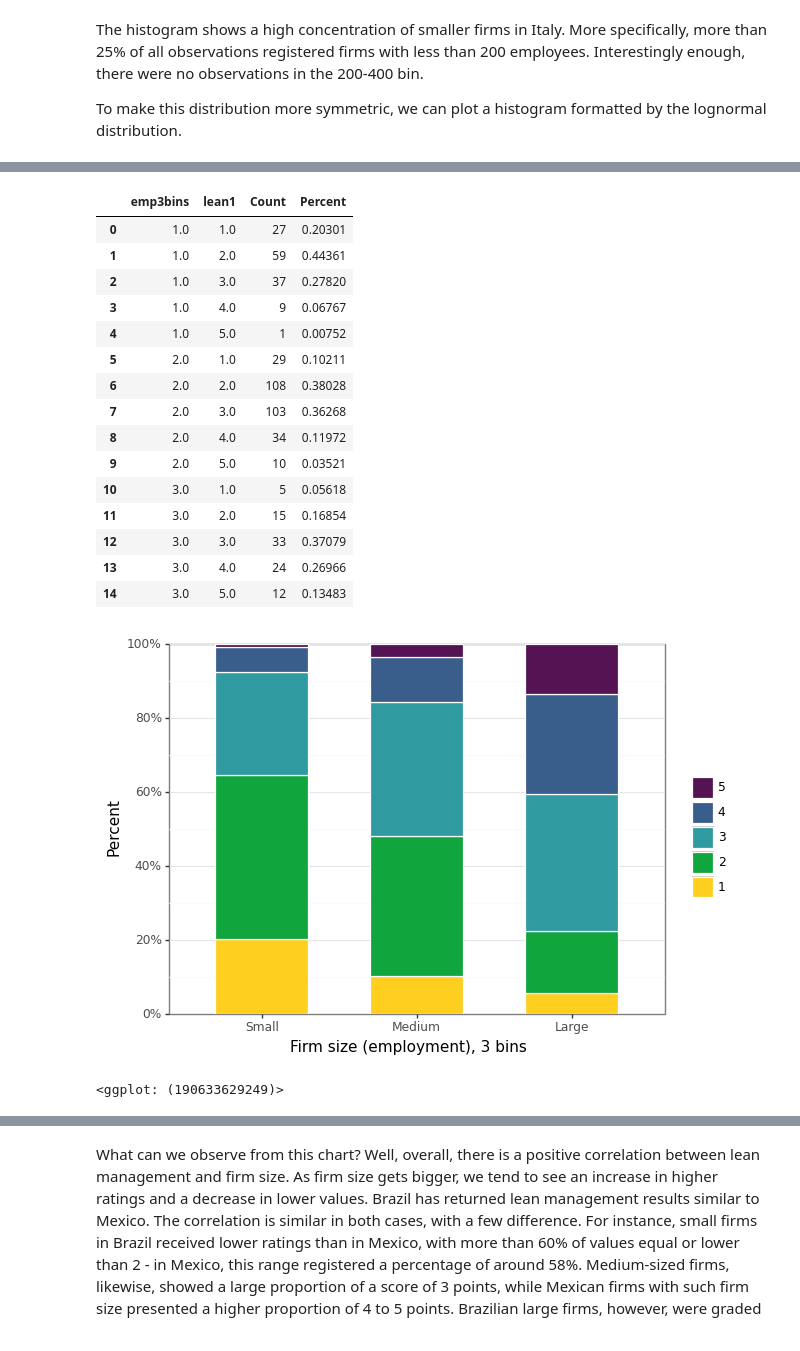
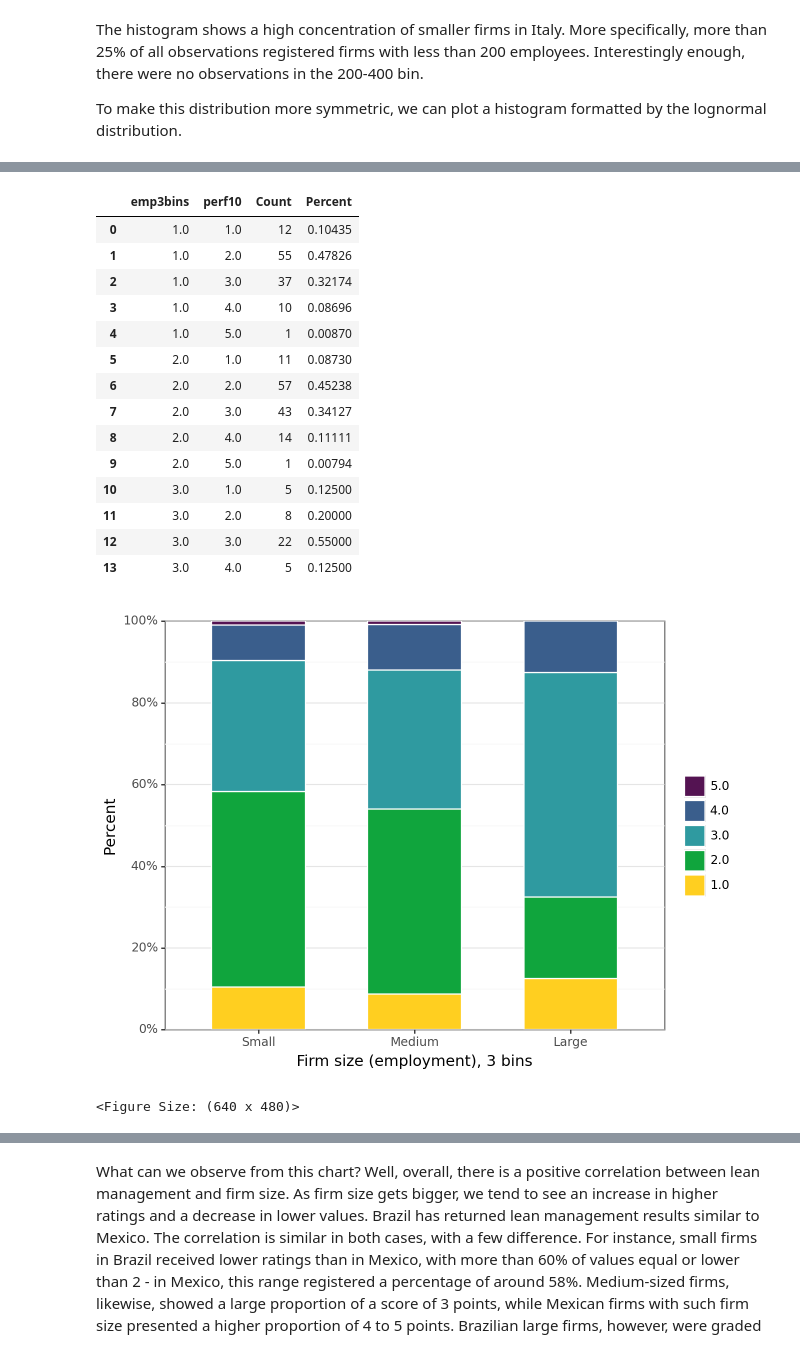
Before and after one commit to felipesebben/bk_data_analysis_studies, a Jupyter notebook: da_data_exercises/ch04-comparison_correlation/03-wms_management_ex2/03_wms_management_ex2.ipynb, the cells around one changed output, grey strips where cells are left out. Saved outputs shown, nothing was run; the diff lists cells and outputs as text; code cells hidden in the pictures.

```diff
--- a/da_data_exercises/ch04-comparison_correlation/03-wms_management_ex2/03_wms_management_ex2.ipynb
+++ b/da_data_exercises/ch04-comparison_correlation/03-wms_management_ex2/03_wms_management_ex2.ipynb
@@ -286,9 +289,9 @@ Name: emp3bins, dtype: float64
 # %%
 df1 = pd.DataFrame(
-    df.loc[:, ["emp3bins", "lean1"]].groupby(["emp3bins", "lean1"]).agg("size")
+    df.loc[:, ["emp3bins", "perf10"]].groupby(["emp3bins", "perf10"]).agg("size")
 ).reset_index()
 
-df1.columns = ["emp3bins", "lean1", "Count"]
+df1.columns = ["emp3bins", "perf10", "Count"]
 
 group_counts = df1.groupby("emp3bins").agg("sum")["Count"]
 
@@ -297,42 +300,41 @@ df1.loc[df1["emp3bins"] == 2, "Percent"] = round(df1.loc[df1["emp3bins"] == 2, "
 df1.loc[df1["emp3bins"] == 3, "Percent"] = round(df1.loc[df1["emp3bins"] == 3, "Count"]/group_counts[3],5)
 
 df1 = df1.assign(
-    lean1=pd.Categorical(
-        df1["lean1"], categories=sorted(set(df["lean1"]), reverse=True)
+    perf10=pd.Categorical(
+        df1["perf10"], categories=sorted(set(df["perf10"]), reverse=True)
     )
 )
 # %%
 df1
 # %% [output]
-|  | emp3bins | lean1 | Count | Percent |
-| 0 | 1.0 | 1.0 | 27 | 0.20301 |
-| 1 | 1.0 | 2.0 | 59 | 0.44361 |
-| 2 | 1.0 | 3.0 | 37 | 0.27820 |
-| 3 | 1.0 | 4.0 | 9 | 0.06767 |
-| 4 | 1.0 | 5.0 | 1 | 0.00752 |
-| 5 | 2.0 | 1.0 | 29 | 0.10211 |
-| 6 | 2.0 | 2.0 | 108 | 0.38028 |
-| 7 | 2.0 | 3.0 | 103 | 0.36268 |
-| 8 | 2.0 | 4.0 | 34 | 0.11972 |
-| 9 | 2.0 | 5.0 | 10 | 0.03521 |
-| 10 | 3.0 | 1.0 | 5 | 0.05618 |
-| 11 | 3.0 | 2.0 | 15 | 0.16854 |
-| 12 | 3.0 | 3.0 | 33 | 0.37079 |
-| 13 | 3.0 | 4.0 | 24 | 0.26966 |
-| 14 | 3.0 | 5.0 | 12 | 0.13483 |
+|  | emp3bins | perf10 | Count | Percent |
+| 0 | 1.0 | 1.0 | 12 | 0.10435 |
+| 1 | 1.0 | 2.0 | 55 | 0.47826 |
+| 2 | 1.0 | 3.0 | 37 | 0.32174 |
+| 3 | 1.0 | 4.0 | 10 | 0.08696 |
+| 4 | 1.0 | 5.0 | 1 | 0.00870 |
+| 5 | 2.0 | 1.0 | 11 | 0.08730 |
+| 6 | 2.0 | 2.0 | 57 | 0.45238 |
+| 7 | 2.0 | 3.0 | 43 | 0.34127 |
+| 8 | 2.0 | 4.0 | 14 | 0.11111 |
+| 9 | 2.0 | 5.0 | 1 | 0.00794 |
+| 10 | 3.0 | 1.0 | 5 | 0.12500 |
+| 11 | 3.0 | 2.0 | 8 | 0.20000 |
+| 12 | 3.0 | 3.0 | 22 | 0.55000 |
+| 13 | 3.0 | 4.0 | 5 | 0.12500 |
 # %%
-ggplot(df1, aes(x="emp3bins", y="Percent", fill="lean1")) + geom_bar(
+ggplot(df1, aes(x="emp3bins", y="Percent", fill="perf10")) + geom_bar(
     stat="identity", position="fill", width=0.6, color="white", size=0.5, alpha=0.8
 ) + scale_y_continuous(
     expand=(0, 0), limits=(0, 1), breaks=seq(0, 1.1, by=0.2), labels=percent_format()
 ) + labs(
     x="Firm size (employment), 3 bins", y="Percent"
 ) + theme_bw() + theme(
     legend_position="right"
 ) + scale_fill_manual(
     values=(color[2], color[0], color[4], color[1], color[3]), name=" "
 ) + scale_x_discrete(limits=[1, 2, 3],
                      labels=["Small", "Medium", "Large"])
 # %% [output]
-[figure, old version]
+[figure, new version]
-<ggplot: (190633629249)>
+<Figure Size: (640 x 480)>
```
Also changed, not shown: parts of 31 cells of this notebook, 1 other file.
